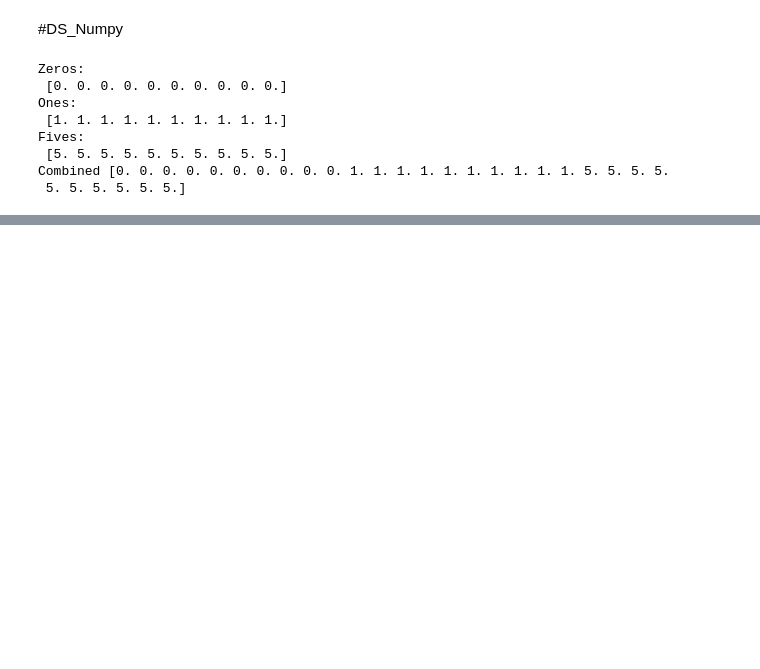
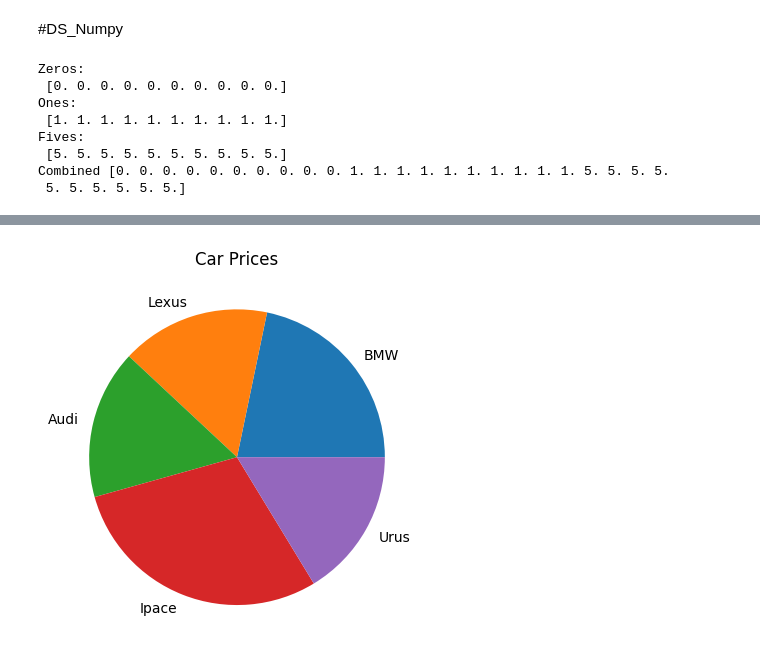
Before and after one commit to code-r28/Coding-Practice, a Jupyter notebook: Coding_Practice.ipynb, the cells around one changed output, grey strips where cells are left out. Cells and saved outputs as stored; diff of their text form; code cells hidden in the pictures; blank space fills up the shorter version.

```diff
--- a/Coding_Practice.ipynb
+++ b/Coding_Practice.ipynb
@@ -407,0 +550,6 @@ print(output_array)
+# %%
+plt.pie(reg_price,labels=Car)
+plt.title('Car Prices')
+plt.show()
+# %% [output]
+[figure, added]
```
Also changed, not shown: parts of 31 cells of this notebook.
